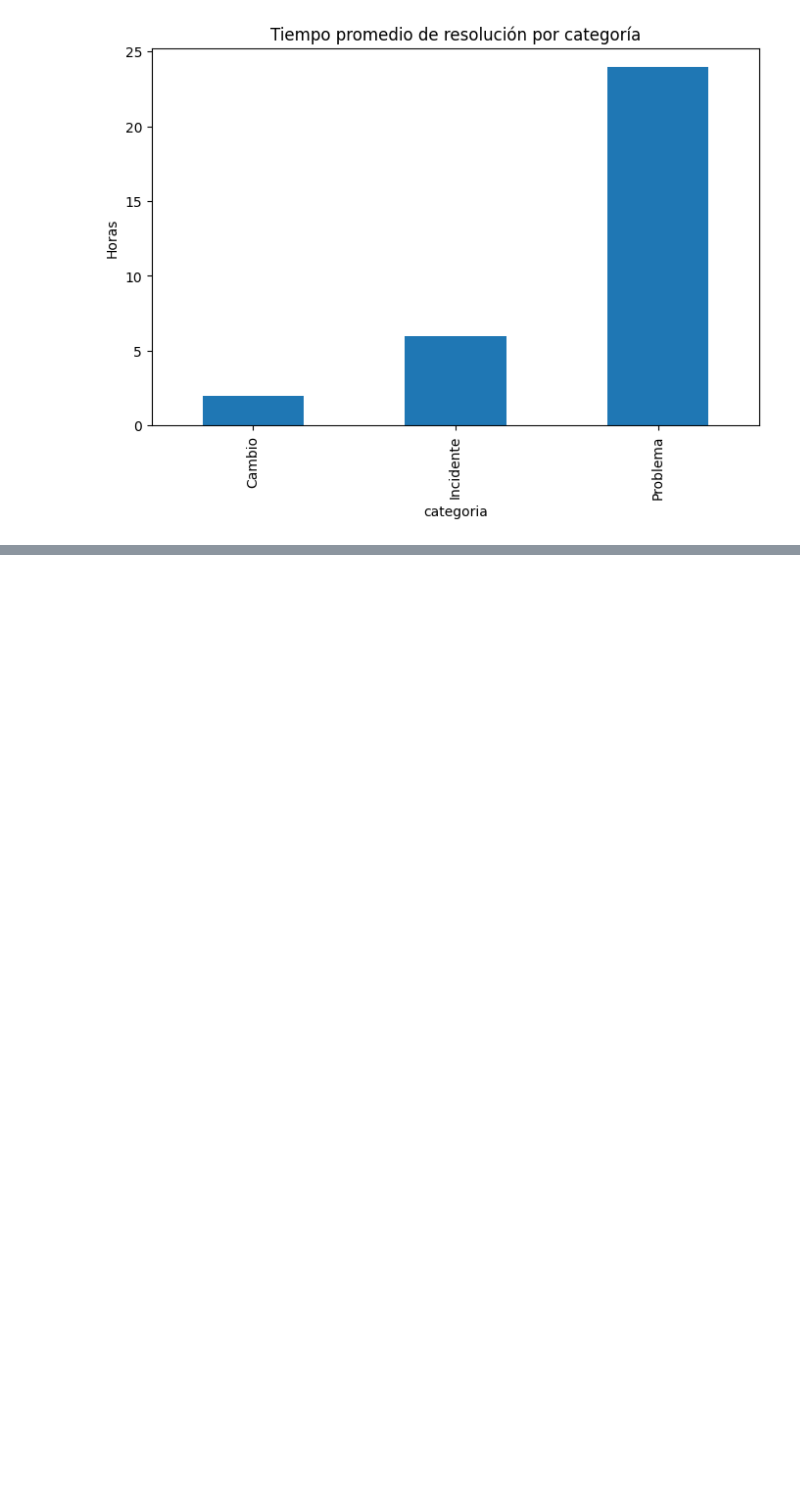
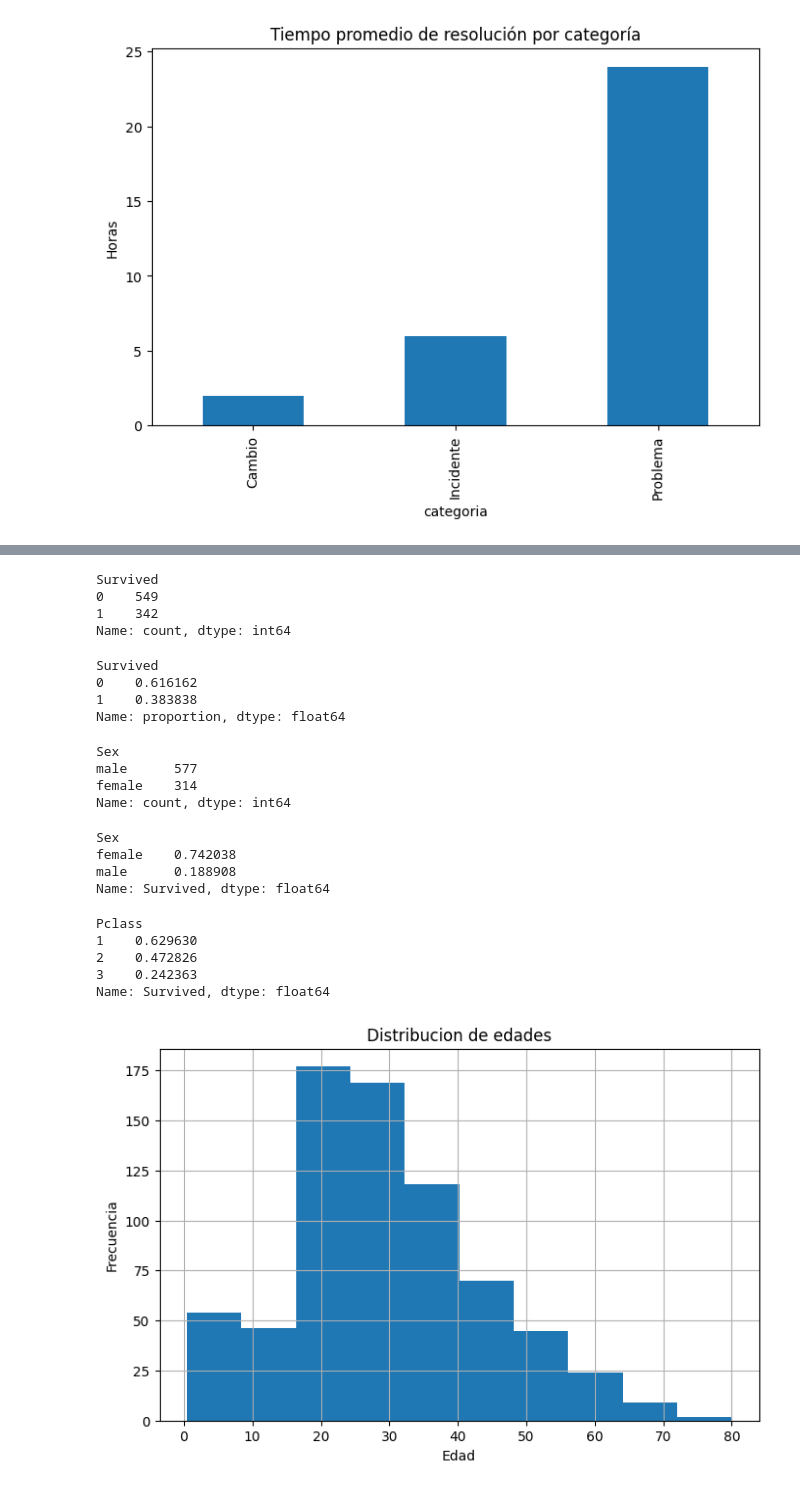
Before and after one commit to joseluisverag-hub/analisis-datos-ia, a Jupyter notebook: notebooks/01_exploracion.ipynb, the cells around one changed output, grey strips where cells are left out. Cells and saved outputs as stored; diff of their text form; code cells hidden in the pictures; blank space fills up the shorter version.

```diff
--- a/notebooks/01_exploracion.ipynb
+++ b/notebooks/01_exploracion.ipynb
@@ -81,0 +208,46 @@ plt.show()
+# %%
+df["Survived"].value_counts()
+# %% [output]
+Survived
+0    549
+1    342
+Name: count, dtype: int64
+# %%
+df["Survived"].value_counts(normalize=True)
+# %% [output]
+Survived
+0    0.616162
+1    0.383838
+Name: proportion, dtype: float64
+# %%
+df["Sex"].value_counts()
+# %% [output]
+Sex
+male      577
+female    314
+Name: count, dtype: int64
+# %%
+df.groupby("Sex")["Survived"].mean()
+# %% [output]
+Sex
+female    0.742038
+male      0.188908
+Name: Survived, dtype: float64
+# %%
+df.groupby("Pclass")["Survived"].mean()
+# %% [output]
+Pclass
+1    0.629630
+2    0.472826
+3    0.242363
+Name: Survived, dtype: float64
+# %%
+import matplotlib.pyplot as plt
+
+df["Age"].hist(figsize=(8,5))
+plt.title("Distribucion de edades")
+plt.xlabel("Edad")
+plt.ylabel("Frecuencia")
+plt.show()
+# %% [output]
+[figure, added]
```
Also changed, not shown: parts of 27 cells of this notebook.
